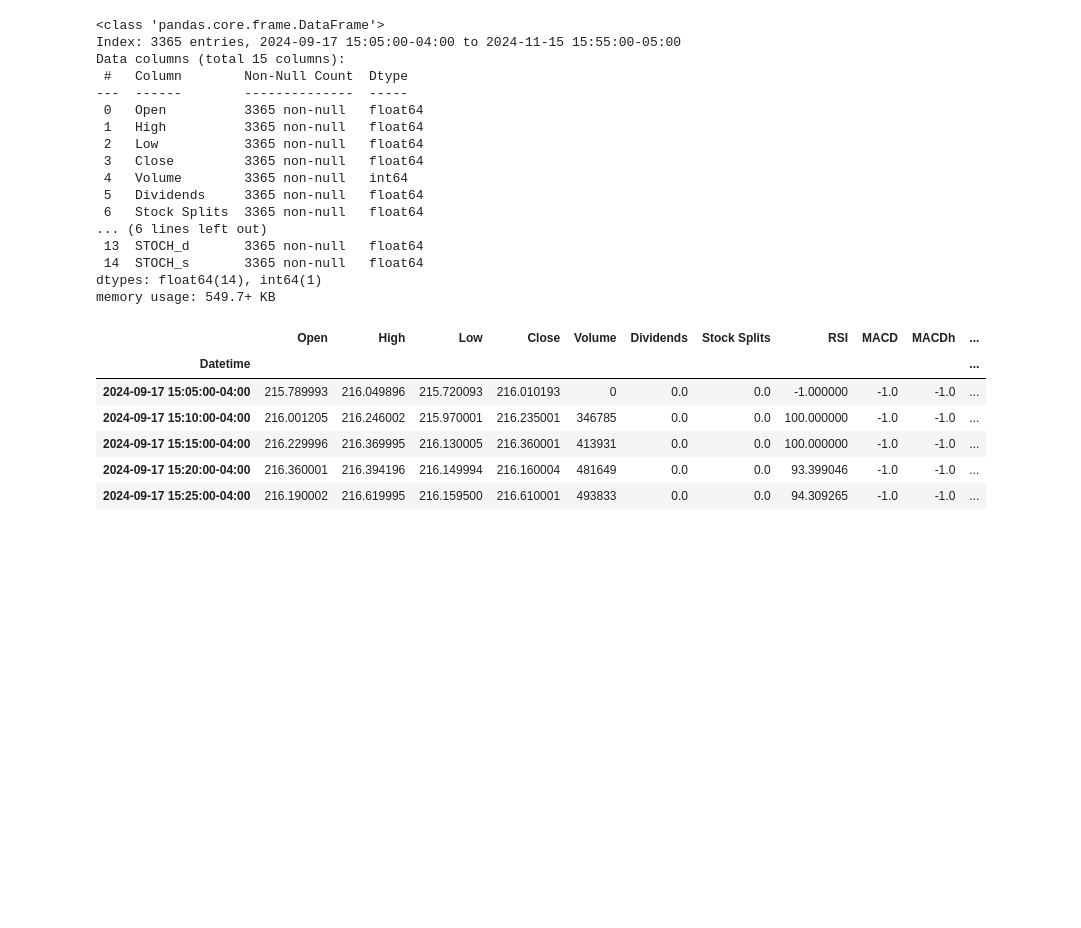
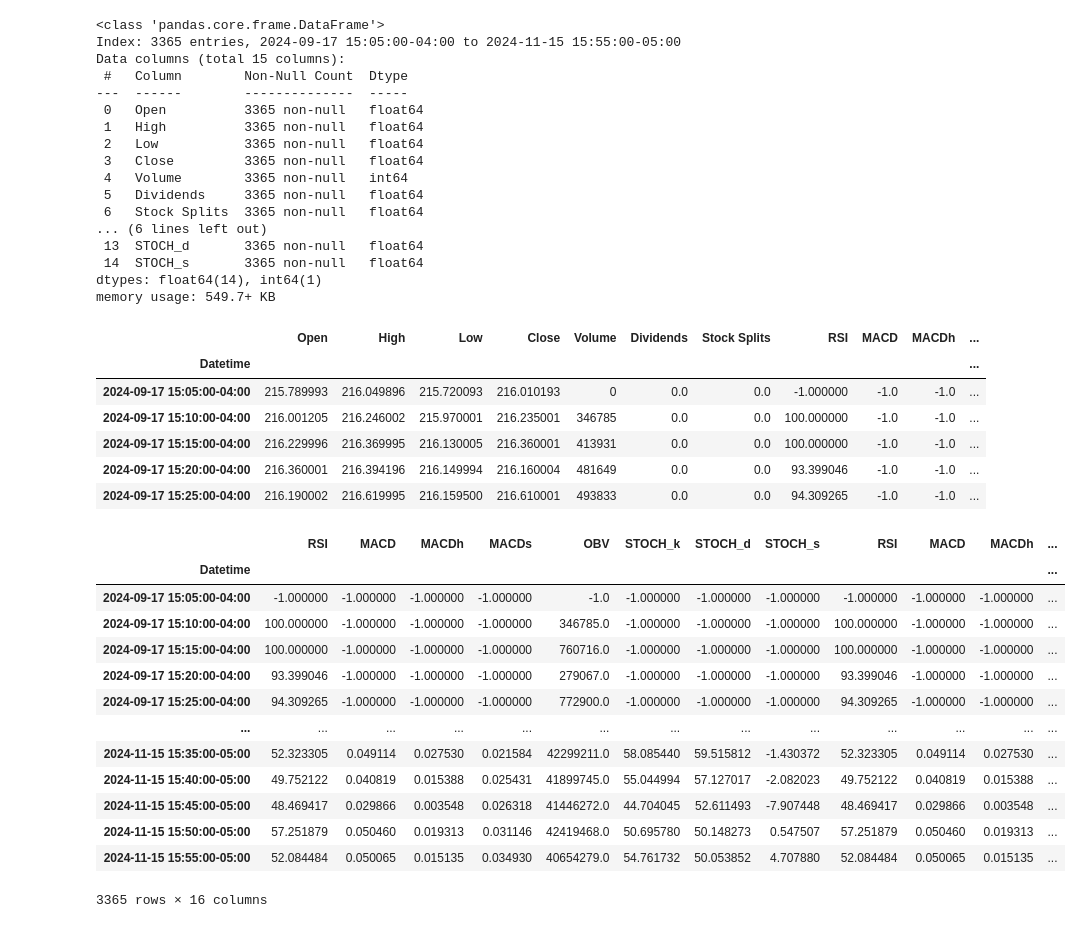
Before and after one commit to SeanMarcusJensen/ACIT4620-STOCK-FIS, a Jupyter notebook: Untitled.ipynb, the cells around one changed output. Saved outputs shown, nothing was run; the diff lists cells and outputs as text; code cells hidden in the pictures; blank space fills up the shorter version.

```diff
--- a/Untitled.ipynb
+++ b/Untitled.ipynb
@@ -109,4 +109,21 @@ df.head()
 | 2024-09-17 15:15:00-04:00 | 216.229996 | 216.369995 | 216.130005 | 216.360001 | 413931 | 0.0 | 0.0 | 100.000000 | -1.0 | -1.0 | ... |
 | 2024-09-17 15:20:00-04:00 | 216.360001 | 216.394196 | 216.149994 | 216.160004 | 481649 | 0.0 | 0.0 | 93.399046 | -1.0 | -1.0 | ... |
 | 2024-09-17 15:25:00-04:00 | 216.190002 | 216.619995 | 216.159500 | 216.610001 | 493833 | 0.0 | 0.0 | 94.309265 | -1.0 | -1.0 | ... |
+# %%
+df[indicator.column_names]
+# %% [output]
+|  | RSI | MACD | MACDh | MACDs | OBV | STOCH_k | STOCH_d | STOCH_s | RSI | MACD | MACDh | ... |
+| Datetime |  |  |  |  |  |  |  |  |  |  |  | ... |
+| 2024-09-17 15:05:00-04:00 | -1.000000 | -1.000000 | -1.000000 | -1.000000 | -1.0 | -1.000000 | -1.000000 | -1.000000 | -1.000000 | -1.000000 | -1.000000 | ... |
+| 2024-09-17 15:10:00-04:00 | 100.000000 | -1.000000 | -1.000000 | -1.000000 | 346785.0 | -1.000000 | -1.000000 | -1.000000 | 100.000000 | -1.000000 | -1.000000 | ... |
+| 2024-09-17 15:15:00-04:00 | 100.000000 | -1.000000 | -1.000000 | -1.000000 | 760716.0 | -1.000000 | -1.000000 | -1.000000 | 100.000000 | -1.000000 | -1.000000 | ... |
+| 2024-09-17 15:20:00-04:00 | 93.399046 | -1.000000 | -1.000000 | -1.000000 | 279067.0 | -1.000000 | -1.000000 | -1.000000 | 93.399046 | -1.000000 | -1.000000 | ... |
+| 2024-09-17 15:25:00-04:00 | 94.309265 | -1.000000 | -1.000000 | -1.000000 | 772900.0 | -1.000000 | -1.000000 | -1.000000 | 94.309265 | -1.000000 | -1.000000 | ... |
+| ... | ... | ... | ... | ... | ... | ... | ... | ... | ... | ... | ... | ... |
+| 2024-11-15 15:35:00-05:00 | 52.323305 | 0.049114 | 0.027530 | 0.021584 | 42299211.0 | 58.085440 | 59.515812 | -1.430372 | 52.323305 | 0.049114 | 0.027530 | ... |
+| 2024-11-15 15:40:00-05:00 | 49.752122 | 0.040819 | 0.015388 | 0.025431 | 41899745.0 | 55.044994 | 57.127017 | -2.082023 | 49.752122 | 0.040819 | 0.015388 | ... |
+| 2024-11-15 15:45:00-05:00 | 48.469417 | 0.029866 | 0.003548 | 0.026318 | 41446272.0 | 44.704045 | 52.611493 | -7.907448 | 48.469417 | 0.029866 | 0.003548 | ... |
+| 2024-11-15 15:50:00-05:00 | 57.251879 | 0.050460 | 0.019313 | 0.031146 | 42419468.0 | 50.695780 | 50.148273 | 0.547507 | 57.251879 | 0.050460 | 0.019313 | ... |
+| 2024-11-15 15:55:00-05:00 | 52.084484 | 0.050065 | 0.015135 | 0.034930 | 40654279.0 | 54.761732 | 50.053852 | 4.707880 | 52.084484 | 0.050065 | 0.015135 | ... |
+3365 rows × 16 columns
 # %%
```
Also changed, not shown: parts of 2 cells of this notebook, 1 other file.
